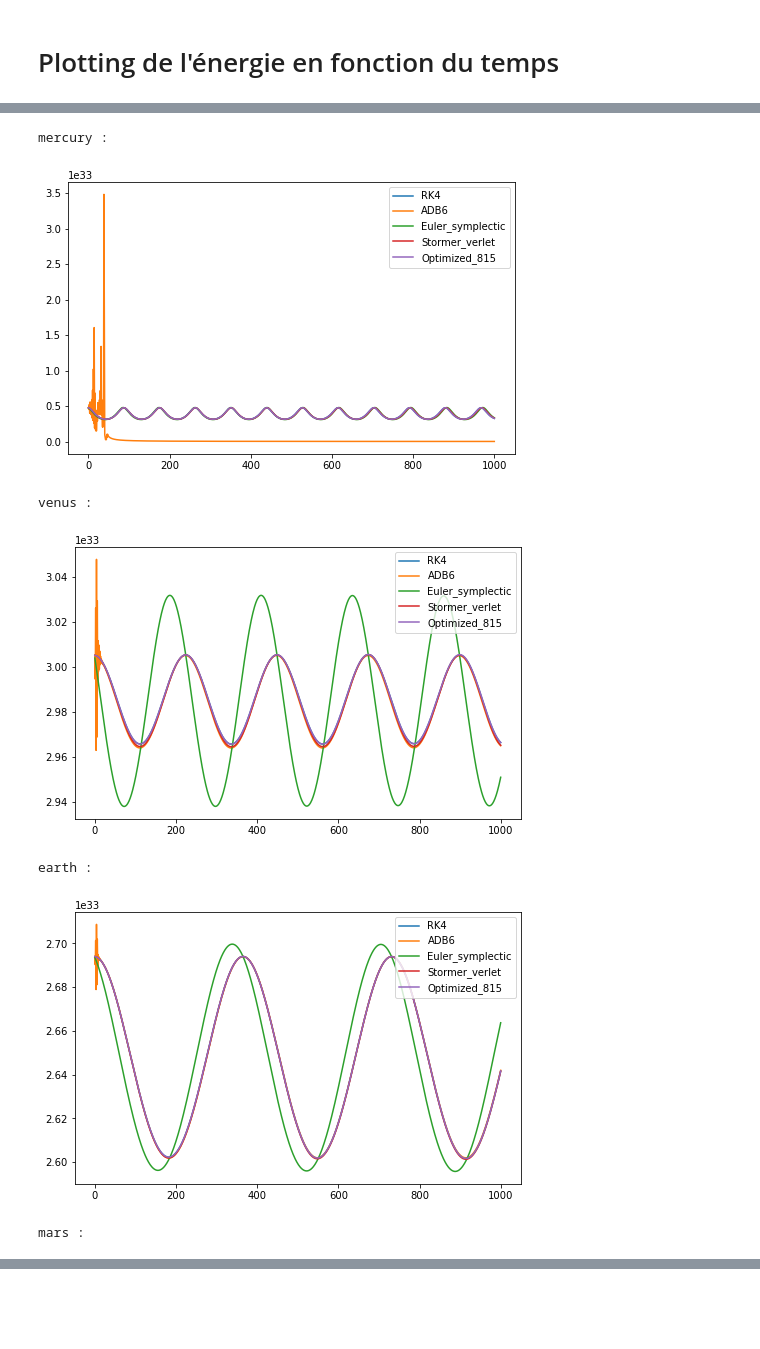
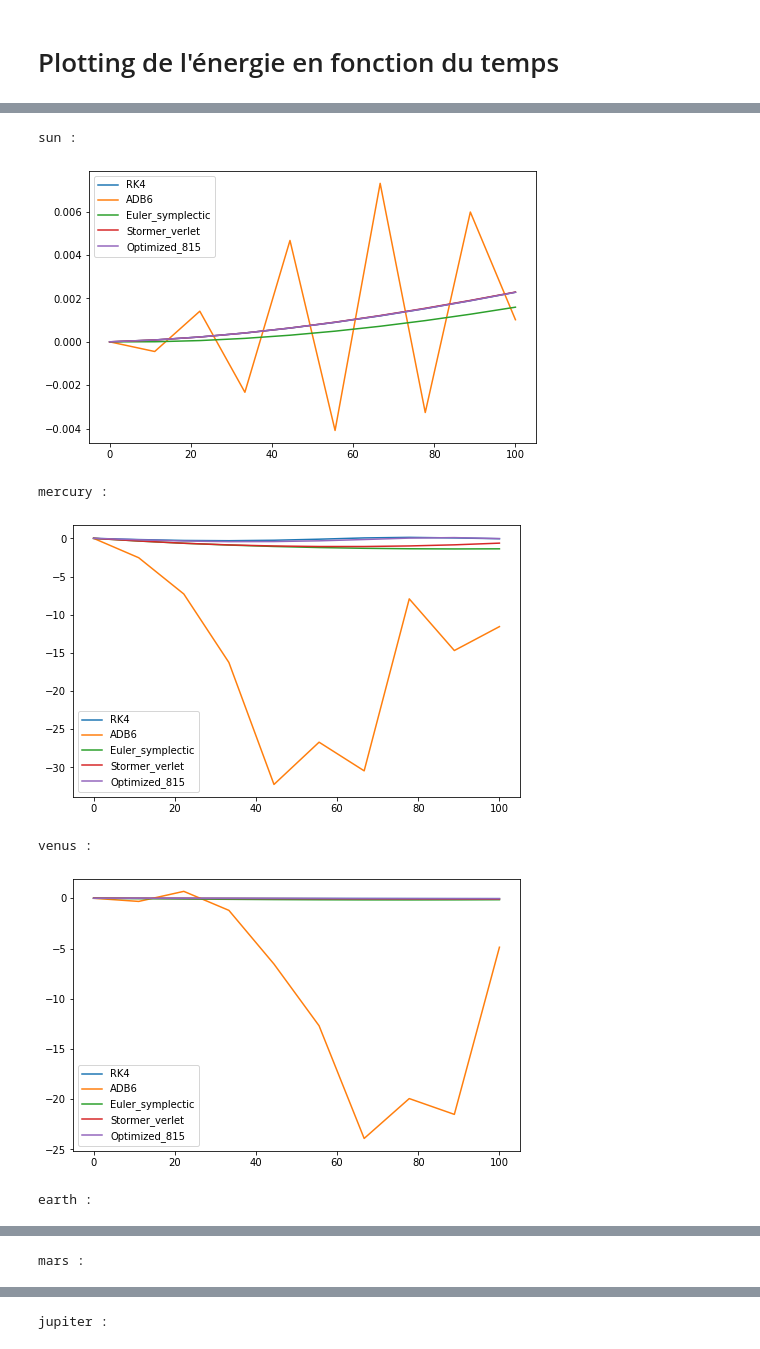
Before and after one commit to PaulCalot/MAP551, a Jupyter notebook: projet/python-galaxy/solar.ipynb, the cells around one changed output, grey strips where cells are left out. Cells and saved outputs as stored; diff of their text form; code cells hidden in the pictures; blank space fills up the shorter version.

```diff
--- a/projet/python-galaxy/solar.ipynb
+++ b/projet/python-galaxy/solar.ipynb
@@ -74,7 +124,7 @@ for k in range(len(saving_lists)):
         plt.scatter(coords[:, 0], coords[:, 1], c='black', s=1)
     plt.show()
 """
-names = ['sun', 'mercury', 'venus', 'earth', 'mars']
+names = ['sun', 'mercury', 'venus', 'earth', 'mars', 'jupiter', 'saturn', 'uranus', 'neptune']
 
 import matplotlib.pyplot as plt
 for k in range(len(saving_lists)):
@@ -84,9 +134,11 @@ for k in range(len(saving_lists)):
     shape = pos_.shape
     positions = np.moveaxis(saving_lists[k], 0, -1)
     for planet in range(len(positions)):
-
-        plt.plot(positions[planet][0],positions[planet][1], label = names[planet])# [nb_steps, nb_planets,2] -> [nb_planets,2,nb_steps]
-    plt.legend(loc='best')
+        if(system=='SolarSystem'):
+            plt.plot(positions[planet][0],positions[planet][1], label = names[planet])# [nb_steps, nb_planets,2] -> [nb_planets,2,nb_steps]
+        else :
+            plt.plot(positions[planet][0],positions[planet][1])
+    if(system=='SolarSystem'): plt.legend(loc='best')
     plt.show()
 # %% [output]
 Schéma : RK4
@@ -104,44 +158,46 @@ Schéma : Optimized_815
 # %%
-names = ['sun', 'mercury', 'venus', 'earth', 'mars']
-masses = np.array([  1.989e30, # sun
+if(system=='SolarSystem'):
+    masses = np.array([  1.989e30, # sun
                       .33011e24, #mercury
                       4.8675e24, #venus
                        5.972e24, #earth
                       6.4171e23, #mars
-                    #  1898.19e24, #jupiter
-                    #   568.34e24, #saturn
-                    #   86.813e24, #uranus
-                    #  102.413e24, #neptune
+                      1898.19e24, #jupiter
+                       568.34e24, #saturn
+                       86.813e24, #uranus
+                      102.413e24, #neptune
                     ])
+else:
+    masses = sim.mass
 
-energies_all_schemes = np.zeros((len(names),len(schemes),number_of_steps))
-for k in range(len(saving_lists)):
+energies_all_schemes = np.zeros((len(masses),len(schemes),number_of_steps))
+
+for k in range(len(saving_lists)): # number of schemes
     pos_ = saving_lists[k]
     shape = pos_.shape #[nb_steps,nb_planets,2]
     #positions = np.moveaxis(saving_lists[k], 1, 0) #[nb_planets,nb_steps,2]
     list_energies = np.zeros((shape[1],shape[0])) # [nb_planets, nb_steps]
     for step in range(shape[0]):
-        xs, ys = pos_[step][0][0],pos_[step][0][1]
-        for idx_planet in range(1,shape[1]): # sun in first pos
-            xp, yp, mass =  pos_[step][idx_planet][0],pos_[step][idx_planet][1], masses[idx_planet]
-            energies_all_schemes[idx_planet,k,step]=get_energy_planet(xp, yp, mass, xs, ys)
+        for idx_planet in range(0,shape[1]):
+            energies_all_schemes[idx_planet,k,step]=get_energy_planet(pos_[step], masses, planet_index = idx_planet, verbose = False)
+
 # energies_all_scheme contains energy ordered by planet, then schemes then time step
 
 Time = np.linspace(0,number_of_steps*dt_in_days,number_of_steps)
 
-for idx_planet in range(1,shape[1]):
+for idx_planet in range(0,shape[1]):
     fig, ax = plt.subplots(figsize=(8,5))
     # we don't plot for the sun
-    print('{} : '.format(names[idx_planet]))
+    if(system=='SolarSystem'): print('{} : '.format(names[idx_planet]))
     for scheme in range(len(schemes)):
-        plt.plot(Time,energies_all_schemes[idx_planet][scheme], label=schemes[scheme])
+        plt.plot(Time,(energies_all_schemes[idx_planet][scheme]-energies_all_schemes[idx_planet][scheme][0])/energies_all_schemes[idx_planet][scheme], label=schemes[scheme])
     plt.legend(loc='best')
     plt.show()
 # %% [output]
-mercury :
+sun :
-[figure, old version]
+[figure, new version]
-venus :
+mercury :
-[figure, old version]
+[figure, new version]
-earth :
+venus :
-[figure, old version]
+[figure, new version]
-mars :
+earth :
@@ -148,0 +205 @@ mars :
+mars :
@@ -148,0 +207 @@ mars :
+jupiter :
```
Also changed, not shown: parts of 21 cells of this notebook, 3 other files.
